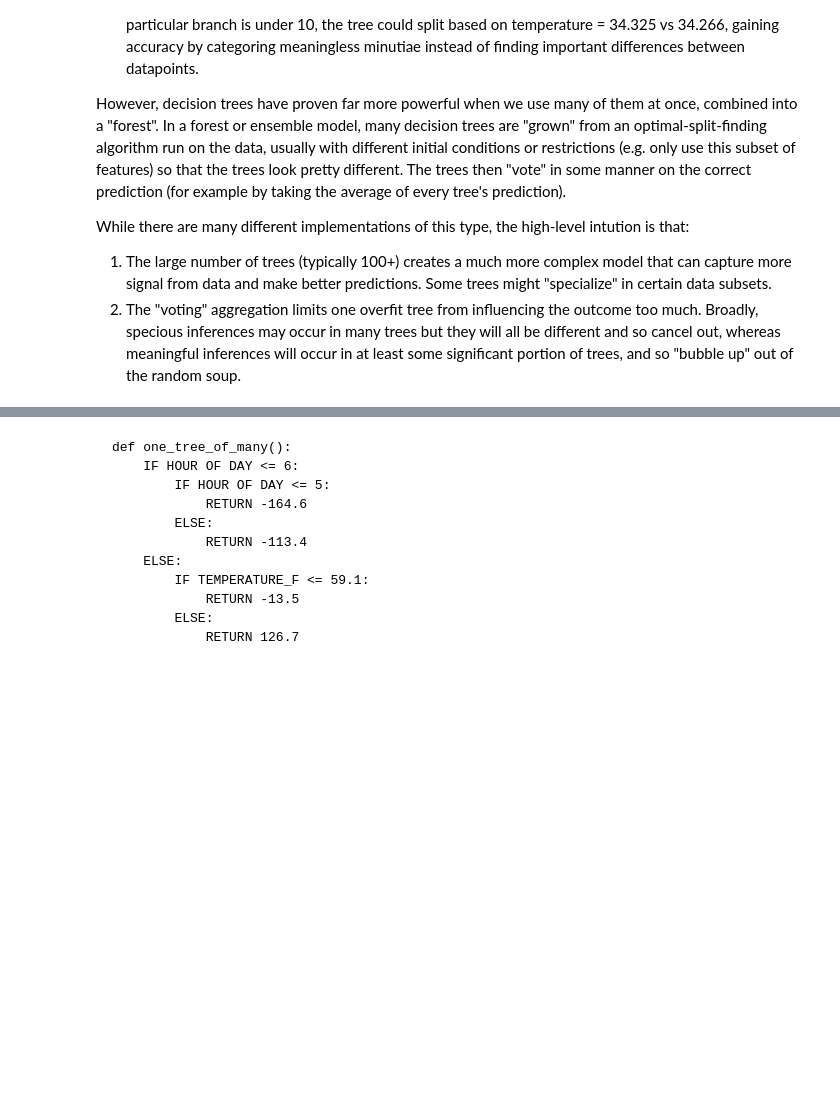
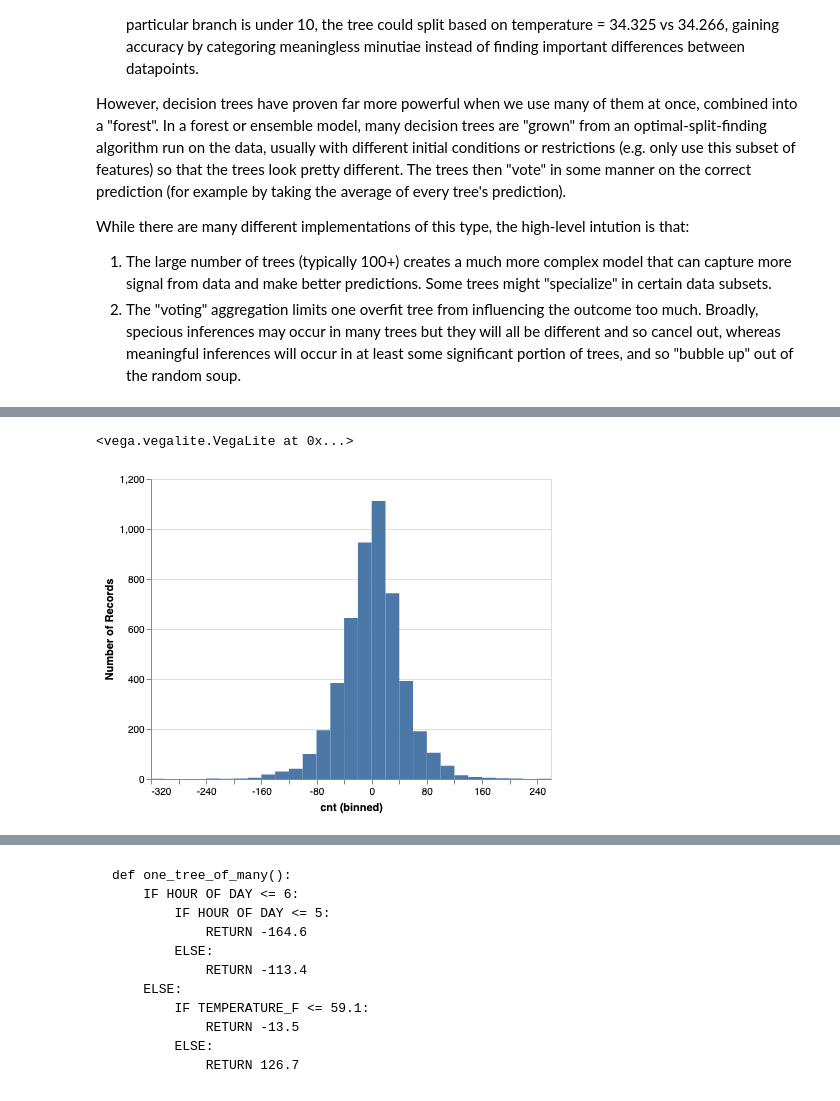
Before and after one commit to MattJBritton/ForestfortheTrees, a Jupyter notebook: developmentWorkbook.ipynb, the cells around one changed output, grey strips where cells are left out. Saved outputs shown, nothing was run; the diff lists cells and outputs as text; code cells hidden in the pictures; blank space fills up the shorter version.

```diff
--- a/developmentWorkbook.ipynb
+++ b/developmentWorkbook.ipynb
@@ -1393,0 +1353,15 @@ This makes them ideal candidates (among complex models) for visualization and in
+# %%
+alt.Chart(pd.DataFrame(pd.DataFrame(f2t.y-f2t.pred_y)).iloc[:4999,:])\
+.mark_rect().encode(
+    x = alt.X("cnt", bin = alt.Bin(maxbins = 40)),
+    y = "count()"
+)
+#TO DO axis label
+# .transform_window(
+#     sort=[{'field': 'cnt'}],
+#     frame=[None, 0],
+#     cumulative_count='count(*)',
+# )\
+# %% [output]
+<vega.vegalite.VegaLite at 0x...>
+[figure, added]
```
Also changed, not shown: parts of 28 cells of this notebook.
